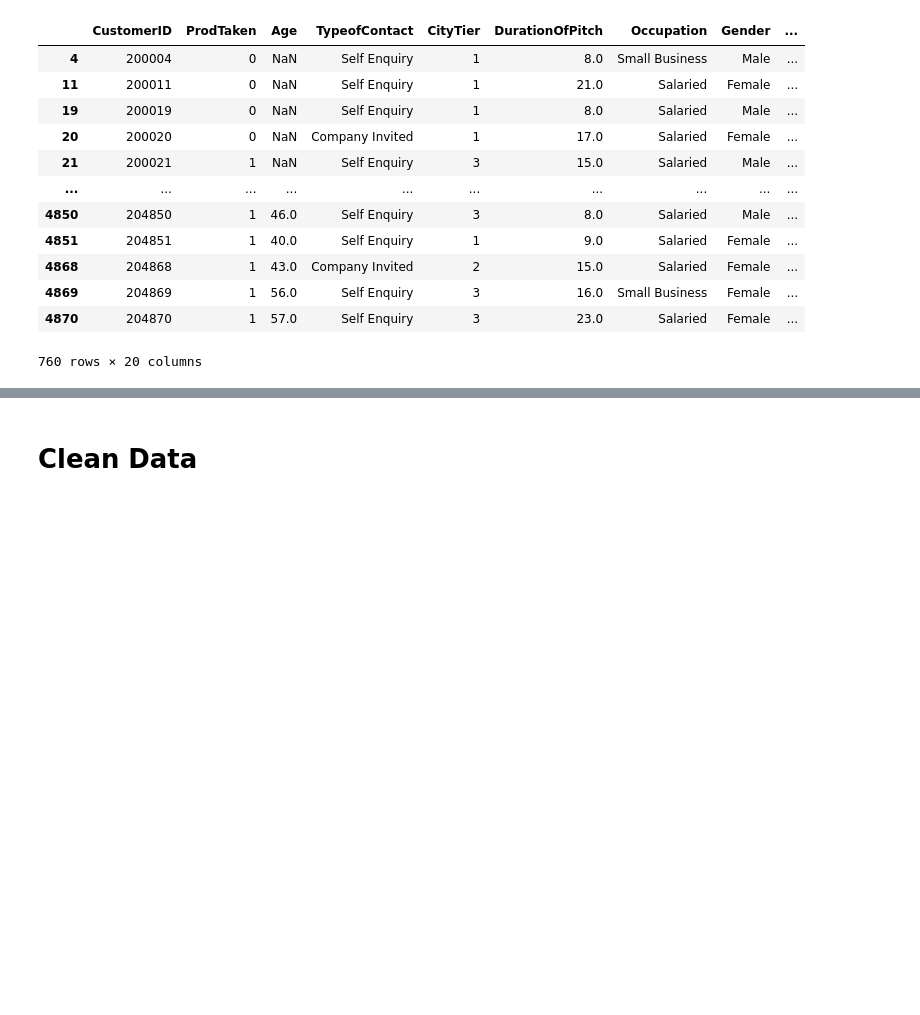
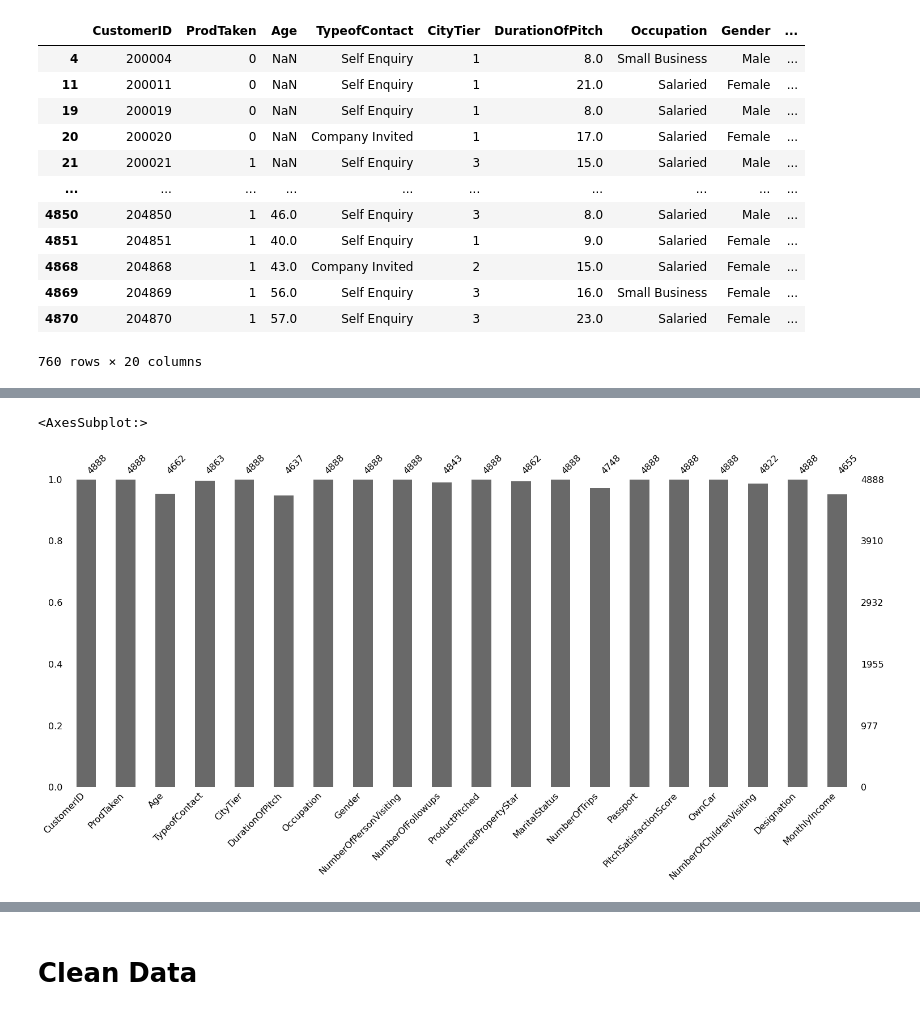
Before and after one commit to chabazite/Tourism_recommendations, a Jupyter notebook: notebooks/1.0_ASI_Data_Cleaning.ipynb, the cells around one changed output, grey strips where cells are left out. Drawn from its saved outputs; the diff is of its cells as text; code cells hidden in the pictures; blank space fills up the shorter version.

```diff
--- a/notebooks/1.0_ASI_Data_Cleaning.ipynb
+++ b/notebooks/1.0_ASI_Data_Cleaning.ipynb
@@ -66,0 +95,7 @@ print(f"{percent_null}% of the rows contain null values")
+# %%
+# a plot of each feature's count of missing data
+
+msno.bar(tourism_df)
+# %% [output]
+<AxesSubplot:>
+[figure, added]
```
Also changed, not shown: parts of 7 cells of this notebook.
